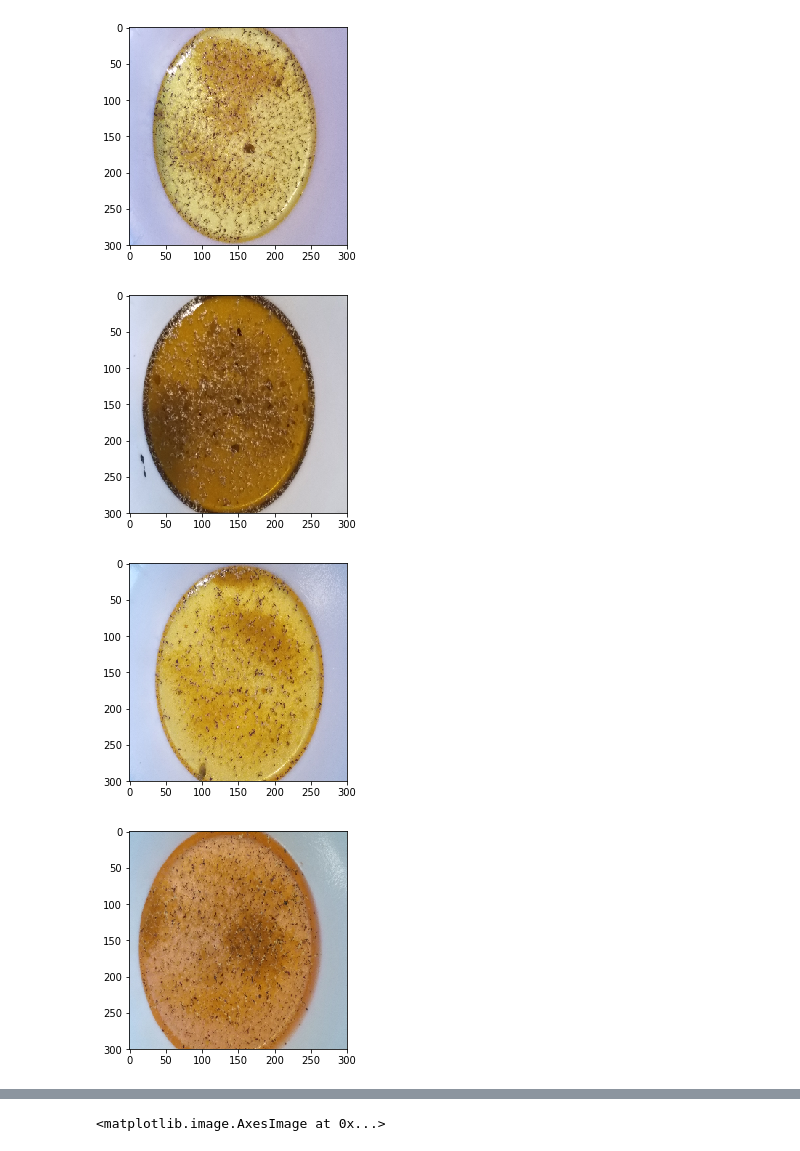
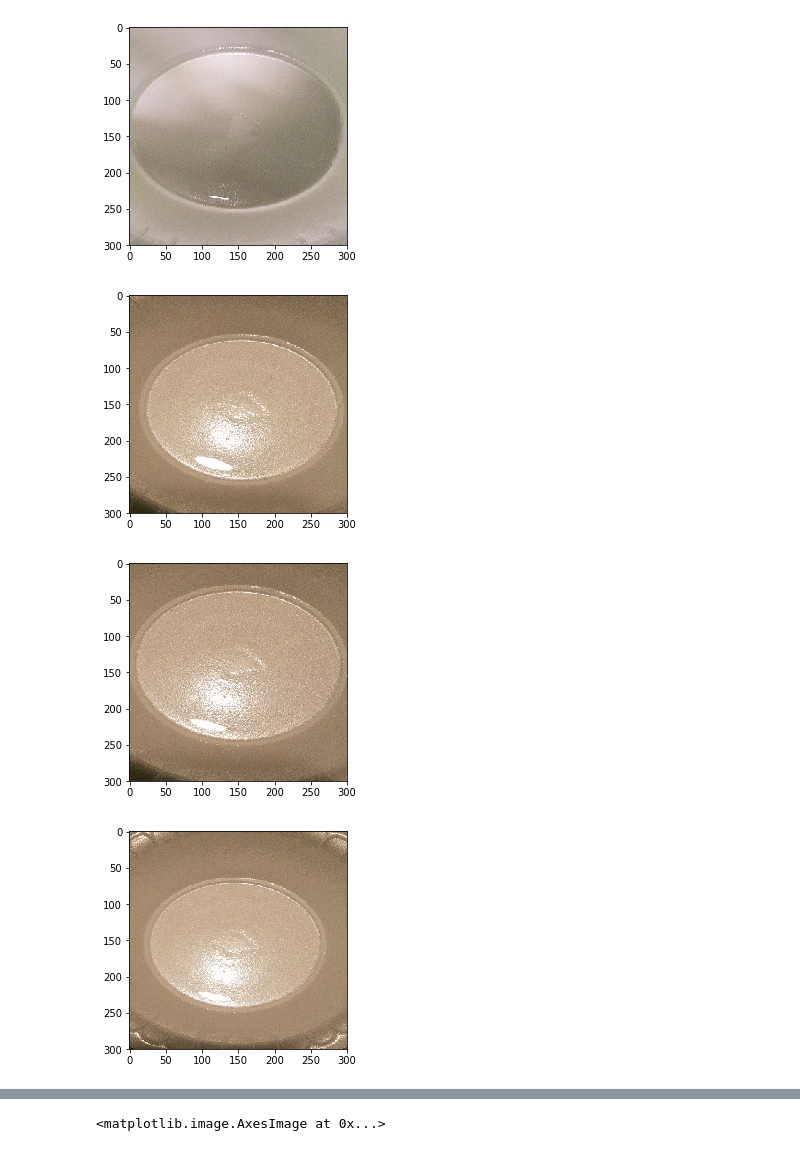
Before and after one commit to Elliott-Ruebush/aquasight_image_loading_and_model, a Jupyter notebook: load_images_notebook.ipynb, the cells around one changed output, grey strips where cells are left out. Cells and saved outputs as stored; diff of their text form; code cells hidden in the pictures.

```diff
--- a/load_images_notebook.ipynb
+++ b/load_images_notebook.ipynb
@@ -62,10 +66,10 @@ Added img num 91 as contaminated
 # %%
-for k in range(80, 91):
+for k in range(91, 100):
     plt.imshow(training_data[k][0])
     plt.show()
 # print(len(training_data[1][0]))
 # %% [output]
-[figure, old version]
+[figure, new version]
-[figure, old version]
+[figure, new version]
-[figure, old version]
+[figure, new version]
-[figure, old version]
+[figure, new version]
```
Also changed, not shown: parts of 4 cells of this notebook, 3 other files.
